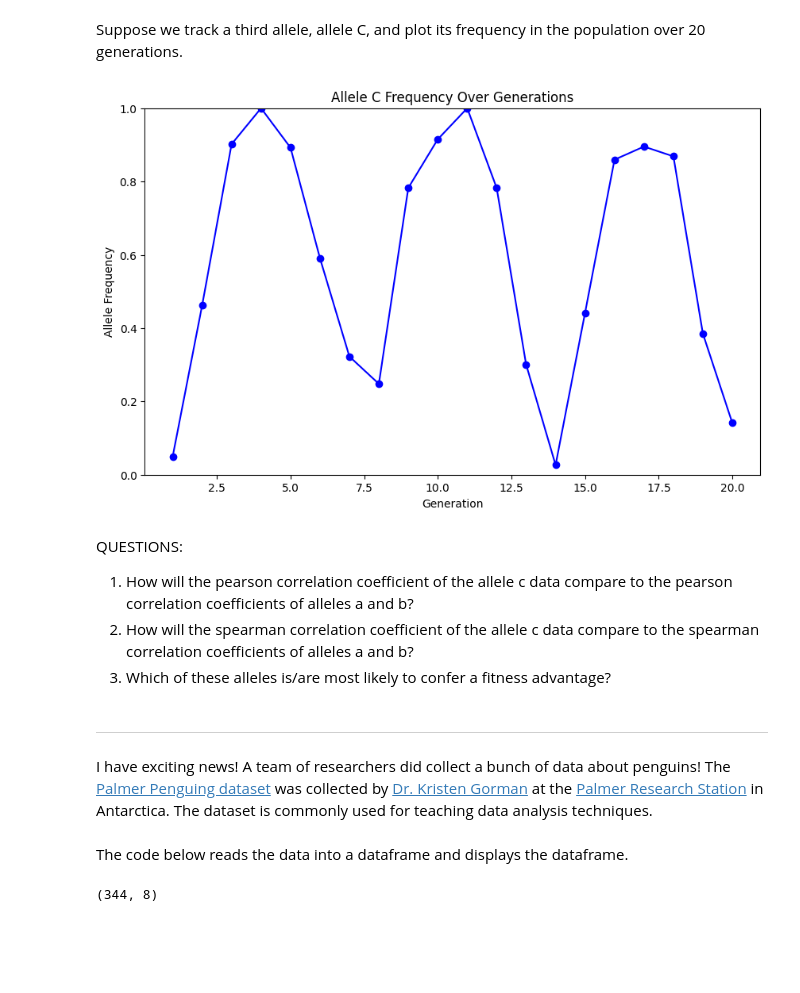
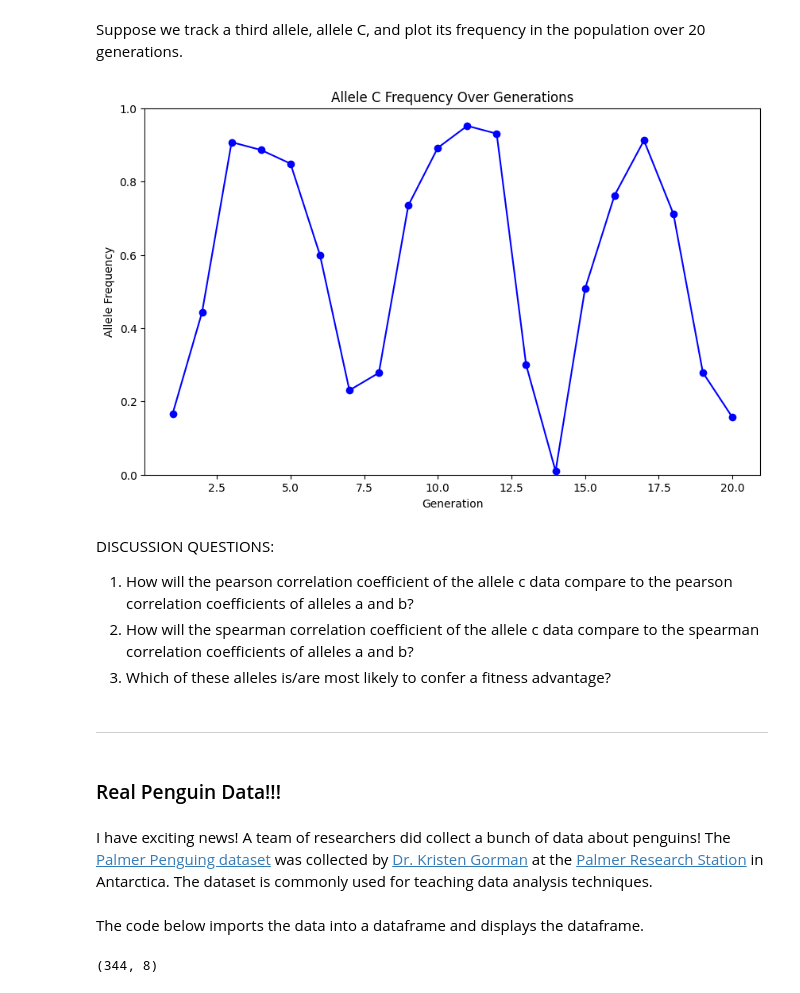
Before and after one commit to BIOL359A-FoundationsOfQBio-Spr25/week1_distributions, a Jupyter notebook: week1_distributions.ipynb, the cells around one changed output. Cells and saved outputs as stored; diff of their text form; code cells hidden in the pictures; blank space fills up the shorter version.

```diff
--- a/week1_distributions.ipynb
+++ b/week1_distributions.ipynb
@@ -668,37 +678,43 @@ Suppose we track a third allele, allele C, and plot its frequency in the populat
 # %%
 # Generating fluctuating allele frequencies
 np.random.seed(42)  # For reproducibility
 generations = np.arange(1, 21)  # 20 generations
 allele_frequencies = np.abs(np.sin(np.linspace(0, 3 * np.pi, 20)) + np.random.normal(0, 0.1, 20))
+noise_strength = 0.08
 
 # Ensure frequencies are within [0, 1]
 allele_frequencies = np.clip(allele_frequencies, 0, 1)
+allele_frequencies_noisy = allele_frequencies + np.random.normal(0, noise_strength, size=generations.shape)
+# Ensure frequencies are within [0.1, 1]
+allele_frequencies_noisy = np.clip(allele_frequencies_noisy, 0.01, 1)
 
 # Plot the data
 plt.figure(figsize=(10, 6))
-plt.plot(generations, allele_frequencies, marker='o', linestyle='-', color='blue')
+plt.plot(generations, allele_frequencies_noisy, marker='o', linestyle='-', color='blue')
 plt.title('Allele C Frequency Over Generations')
 plt.xlabel('Generation')
 plt.ylabel('Allele Frequency')
 plt.ylim(0, 1)
 plt.show()
 
 # Calculate Pearson and Spearman correlations
-pearson_corr, _ = scipy.stats.pearsonr(generations, allele_frequencies)
-spearman_corr, _ = scipy.stats.spearmanr(generations, allele_frequencies)
+pearson_corr, _ = stats.pearsonr(generations, allele_frequencies)
+spearman_corr, _ = stats.spearmanr(generations, allele_frequencies)
 # %% [output]
-[figure, old version]
+[figure, new version]
 # %% [markdown]
-QUESTIONS:
+DISCUSSION QUESTIONS:
 1. How will the pearson correlation coefficient of the allele c data compare to the pearson correlation coefficients of alleles a and b?
 2. How will the spearman correlation coefficient of the allele c data compare to the spearman correlation coefficients of alleles a and b?
 3. Which of these alleles is/are most likely to confer a fitness advantage?
 # %% [markdown]
 ---
+# %% [markdown]
+### Real Penguin Data!!!
 # %% [markdown]
 I have exciting news! A team of researchers did collect a bunch of data about penguins! The [Palmer Penguing dataset](https://allisonhorst.github.io/palmerpenguins/) was collected by [Dr. Kristen Gorman](https://www.uaf.edu/cfos/people/faculty/detail/kristen-gorman.php) at the [Palmer Research Station](https://pallter.marine.rutgers.edu/) in Antarctica. The dataset is commonly used for teaching data analysis techniques.
 # %% [markdown]
-The code below reads the data into a dataframe and displays the dataframe.
+The code below imports the data into a dataframe and displays the dataframe.
 # %%
 # URL to the raw CSV file on GitHub
 url = "https://raw.githubusercontent.com/allisonhorst/palmerpenguins/master/inst/extdata/penguins.csv"
```
Also changed, not shown: parts of 18 cells of this notebook.
